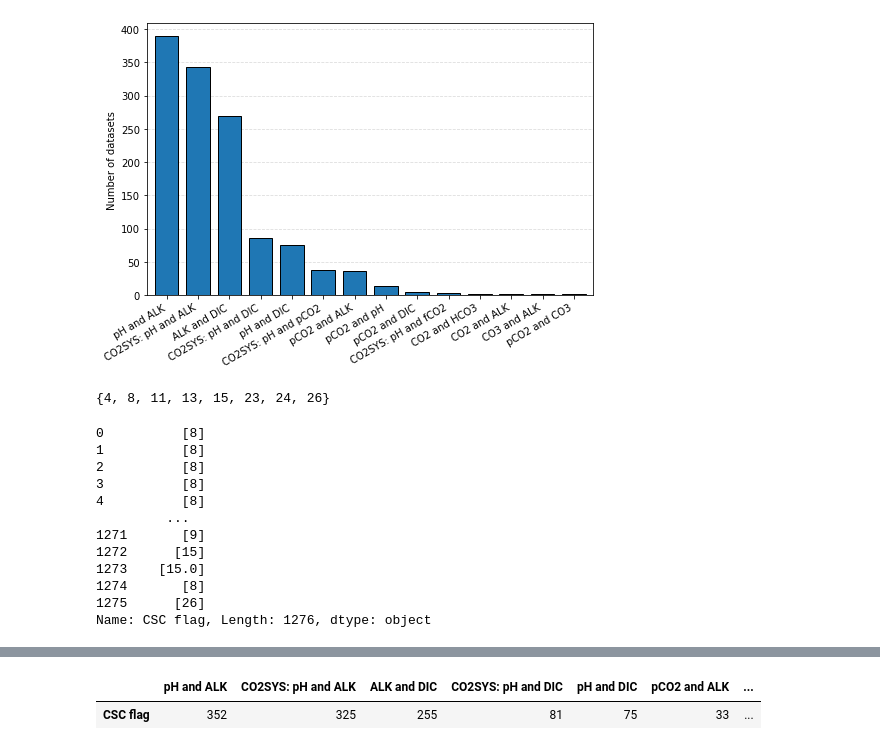
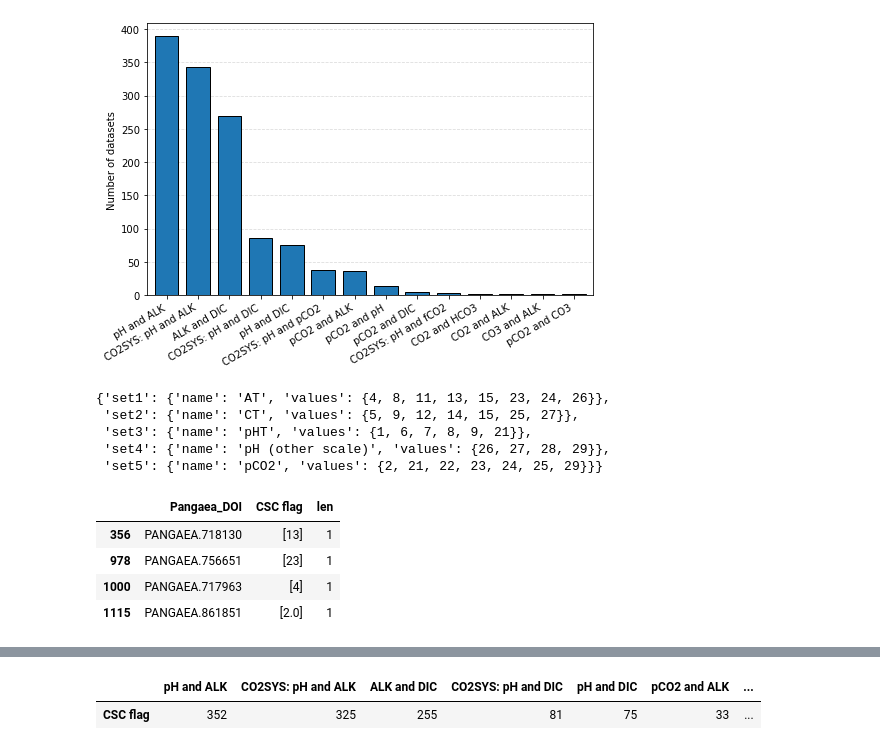
Before and after one commit to PBrockmann/PANGAEA_Scraping, a Jupyter notebook: PANGAEA_getData_ex1.py.ipynb, the cells around one changed output, grey strips where cells are left out. Cells and saved outputs as stored; diff of their text form; code cells hidden in the pictures.

```diff
--- a/PANGAEA_getData_ex1.py.ipynb
+++ b/PANGAEA_getData_ex1.py.ipynb
@@ -441,27 +441,25 @@ plt.show()
 # %% [output]
 [figure]
 # %%
-set1 = {'name': 'AT', 'values': {4, 8, 11, 13, 15, 23, 24, 26}}
-set2 = {'name': 'CT', 'values': {5, 9, 12, 14, 15, 25, 27}}
-set3 = {'name': 'pHT', 'values': {1, 6, 7, 8, 9, 21}}
-set4 = {'name': 'pH (other scale)', 'values': {26, 27, 28, 29}}
-set5 = {'name': 'pCO2', 'values': {2, 21, 22, 23, 24, 25, 29}}
+histoSets = {
+    'set1': {'name': 'AT', 'values': {4, 8, 11, 13, 15, 23, 24, 26}},
+    'set2': {'name': 'CT', 'values': {5, 9, 12, 14, 15, 25, 27}},
+    'set3': {'name': 'pHT', 'values': {1, 6, 7, 8, 9, 21}},
+    'set4': {'name': 'pH (other scale)', 'values': {26, 27, 28, 29}},
+    'set5': {'name': 'pCO2', 'values': {2, 21, 22, 23, 24, 25, 29}}
+}
+histoSets
+# %% [output]
+{'set1': {'name': 'AT', 'values': {4, 8, 11, 13, 15, 23, 24, 26}},
+ 'set2': {'name': 'CT', 'values': {5, 9, 12, 14, 15, 25, 27}},
+ 'set3': {'name': 'pHT', 'values': {1, 6, 7, 8, 9, 21}},
+ 'set4': {'name': 'pH (other scale)', 'values': {26, 27, 28, 29}},
+ 'set5': {'name': 'pCO2', 'values': {2, 21, 22, 23, 24, 25, 29}}}
-# %%
-set(set1['values'])
-# %% [output]
-{4, 8, 11, 13, 15, 23, 24, 26}
-# %%
-d2['CSC flag']
-# %% [output]
-0          [8]
-1          [8]
-2          [8]
-3          [8]
-4          [8]
-         ...
-1271       [9]
-1272      [15]
-1273    [15.0]
-1274       [8]
-1275      [26]
-Name: CSC flag, Length: 1276, dtype: object
+# %%
+d2[d2['CSC flag'].apply(lambda x: bool(set(x) & set([2,4,13,23])))]
+# %% [output]
+|  | Pangaea_DOI | CSC flag | len |
+| 356 | PANGAEA.718130 | [13] | 1 |
+| 978 | PANGAEA.756651 | [23] | 1 |
+| 1000 | PANGAEA.717963 | [4] | 1 |
+| 1115 | PANGAEA.861851 | [2.0] | 1 |
```
Also changed, not shown: parts of 2 cells of this notebook.
